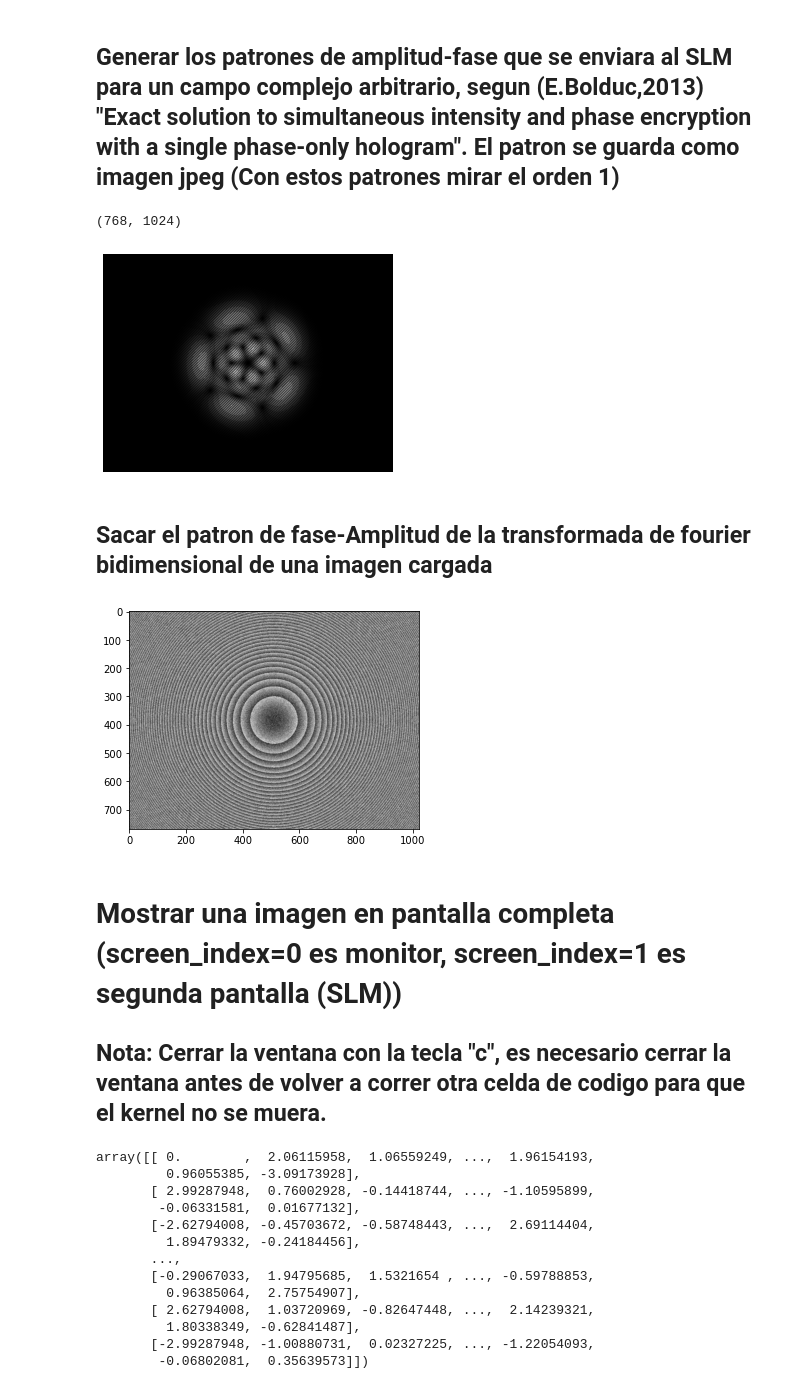
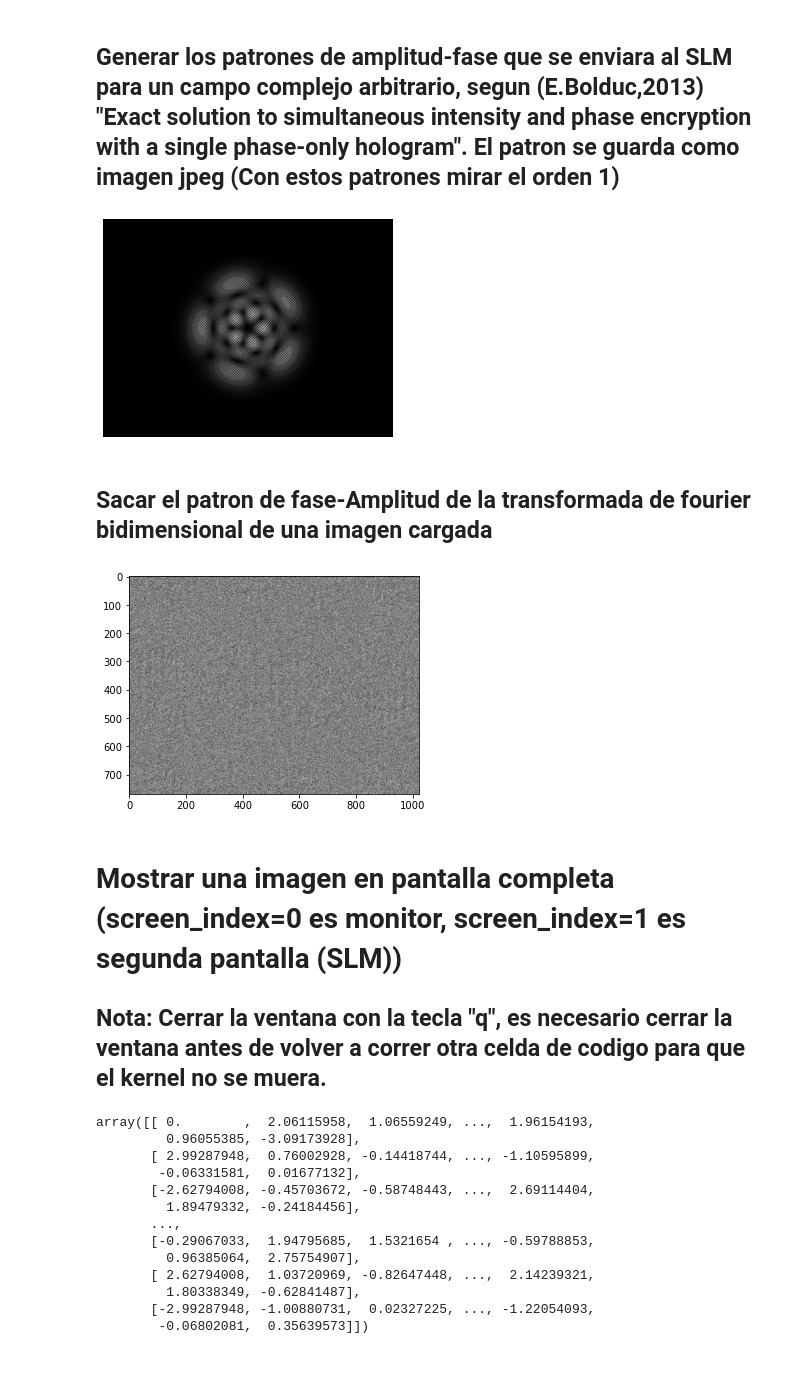
Before and after one commit to andresarias1105/Proyecto_SLM, a Jupyter notebook: SLM_HOLGRAMS.ipynb, the cells around one changed output. Drawn from its saved outputs; the diff is of its cells as text; code cells hidden in the pictures.

```diff
--- a/SLM_HOLGRAMS.ipynb
+++ b/SLM_HOLGRAMS.ipynb
@@ -369,62 +369,37 @@ pix_size=9e-6
 
 ##GENERACION DE PATRONES AMPLITUD-FASE SEGUN (E.Bolduc,2013) "Exact solution to simultaneous intensity and phase encryption with a single phase-only hologram"
 
-def contrast_function(C,array): ## FUNCION PARA MEJORAR EFICIENCIA DE SLM QUE NO SE MODULAN HASTA 2PI,
-                                ##PARA NUESTRO SLM C OPTIMO ES 2.1, C=1 no hace nada
-                                ## "Optimisation of a low cost SLM for diffraction
-                                ## efficiency and ghost order suppression"" (R.Bowman)
+
+def contrast_function(C, array):
+    y = C * (array - 255/2) + 255/2
+    return np.clip(y, 0, 255).astype("uint8")
 
 
-    y=C*(array-255/2)+255/2
+##GENERACION DE PATRONES AMPLITUD-FASE SEGUN (E.Bolduc,2013) "Exact solution to simultaneous intensity and phase encryption with a single phase-only hologram"
 
-    for i in range(np.shape(y)[0]):
-        for j in range(np.shape(y)[1]):
+def Amplitude_Phase_pattern(Desired_Field, LAMBDA, NX, NY, Contrast=1):
+    A = np.abs(Desired_Field)
+    PHI = np.angle(Desired_Field)
 
-            if y[i,j]>=255:
+    M = A / np.max(A)
+    F = PHI - np.pi * M
 
-               y[i,j]=255
+    # Eliminamos los bucles for usando operaciones vectorizadas
+    x = np.arange(NX)
+    y = np.arange(NY)
+    X, Y = np.meshgrid(x, y, indexing='xy')
 
-            if y[i,j]<=0:
+    psi = M * np.mod(F + (2 * np.pi * X / LAMBDA) + (2 * np.pi * Y / LAMBDA), 2 * np.pi)
 
-               y[i,j]=0
+    psi_int = ((psi - psi.min()) * (255 / (psi.max() - psi.min()))).astype(np.uint8)
 
-    return y.astype("uint8")
+    return contrast_function(Contrast, psi_int)
 
-
-def Amplitude_Phase_pattern(Desired_Field,LAMBDA,NX,NY,Contrast=1):
-
-    A=np.absolute(Desired_Field)
-    PHI=np.angle(Desired_Field)
-
-
-
-    M= A/np.max(A)
-    F=PHI-np.pi*M
-
-
-    print(np.shape(M))
-
-    psi=np.zeros([NY,NX])
-
-
-
-    for n in range(NY):
-        for m in range(NX):
-
-
-            psi[n,m]=M[n,m]*np.mod(F[n,m] +  2*np.pi*m/(LAMBDA)+2*np.pi*n/(LAMBDA), 2*np.pi) ## Grating diagonal hace mas facil separar los
-                                                                                             ## ordenes de difraccion
-
-
-
-    psi_int=((psi - psi.min()) * (1/(psi.max() - psi.min()) * 255)).astype('uint8')
-
-    return contrast_function(Contrast,psi_int)
 
 
 
 Output_Field=laguerre_gauss_mode(2, -2, R, Phi, z, 700e-6, k)+laguerre_gauss_mode(1, 3, R, Phi, z, 700e-6, k) ##CAMPO ELECTRICO QUE SE QUIERE RECREAR
-LG0_1=laguerre_gauss_mode(0, 4, R, Phi, z, 1000e-6, k) #MODO GAUSSIANO
+LG0_1=laguerre_gauss_mode(0, 4, R, Phi, z, 1000e-6, k) #MODO GAUSSIANOq
 HG=hermite_gauss_mode(0, 3, X, Y, z, 1000e-6, k)
 
 Hologram=Amplitude_Phase_pattern(Output_Field,pix_size,Nxpix,Nypix,Contrast=1) ##Variable donde guardamos la matrix de pixeles de valores del holograma
@@ -434,7 +409,6 @@ pattern=plt.imshow(Hologram,cmap="gray",aspect='equal')
 plt.axis('off')
 plt.savefig("Figuras\Hologram.pdf",bbox_inches='tight', transparent="True", pad_inches=0,dpi=300)
 # %% [output]
-(768, 1024)
 [figure]
 # %% [markdown]
 ## Sacar el patron de fase-Amplitud de la transformada de fourier bidimensional de una imagen cargada
@@ -456,46 +430,46 @@ def resize_image_to_matrix_im(image, width, height):
     return resized_image
 
 
-Figure=resize_image_to_matrix("Amongus.jpg",Nxpix,Nypix)
+Figure=resize_image_to_matrix_im(Figure,Nxpix,Nypix)
 
 
 #FFTHologram=Amplitude_Phase_pattern(ifftn(Figure),pix_size,Nxpix,Nypix)
 FFTHologram=resize_image_to_matrix_im(np.angle(ifftn(Figure)),Nxpix,Nypix) #Patron de solo fase
 
 
 def Fresnel_Grating(f,NX,NY,Pixsize,k): ##Este patron actua como un lente con distancia focal f
 
     psi=np.zeros([NY,NX])
 
     x = np.linspace(-Nxpix/2*Pix_size, Nxpix/2*Pix_size, Nxpix)
     y = np.linspace(-Nypix/2*Pix_size, Nypix/2*Pix_size, Nypix)
 
 
 
 
 
     for n in range(NY):
         for m in range(NX):
 
             psi[n,m]=np.mod( (k* (x[m]**2+y[n]**2))/(2*f) , 2*np.pi)
 
 
 
     psi_int=((psi - psi.min()) * (1/(psi.max() - psi.min()) * 255)).astype('uint8')
     return psi_int,psi
 
 
 lens=Fresnel_Grating(450e-3,Nxpix,Nypix,Pix_size,k)[1]
 
-Focused_FFT=FFTHologram+lens
+Focused_FFT=FFTHologram
 
 pattern=plt.imshow(Focused_FFT,cmap="gray",aspect='equal')
 # %% [output]
-[figure, old version]
+[figure, new version]
 # %% [markdown]
 # Mostrar una imagen en pantalla completa (screen_index=0 es monitor, screen_index=1 es segunda pantalla (SLM))
 
-## Nota: Cerrar la ventana con la tecla "c", es necesario cerrar la ventana antes de volver a correr otra celda de codigo para que el kernel no se muera.
+## Nota: Cerrar la ventana con la tecla "q", es necesario cerrar la ventana antes de volver a correr otra celda de codigo para que el kernel no se muera.
 # %%
 
 
```
Also changed, not shown: parts of 2 cells of this notebook, 1 other file.
